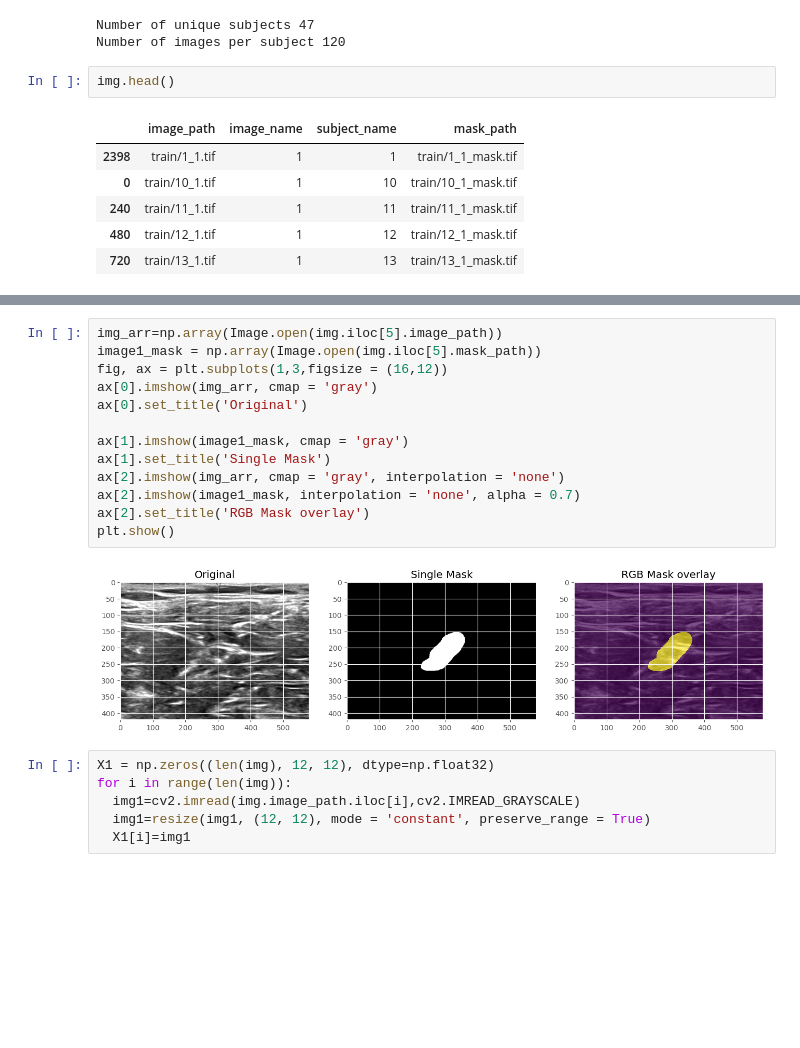
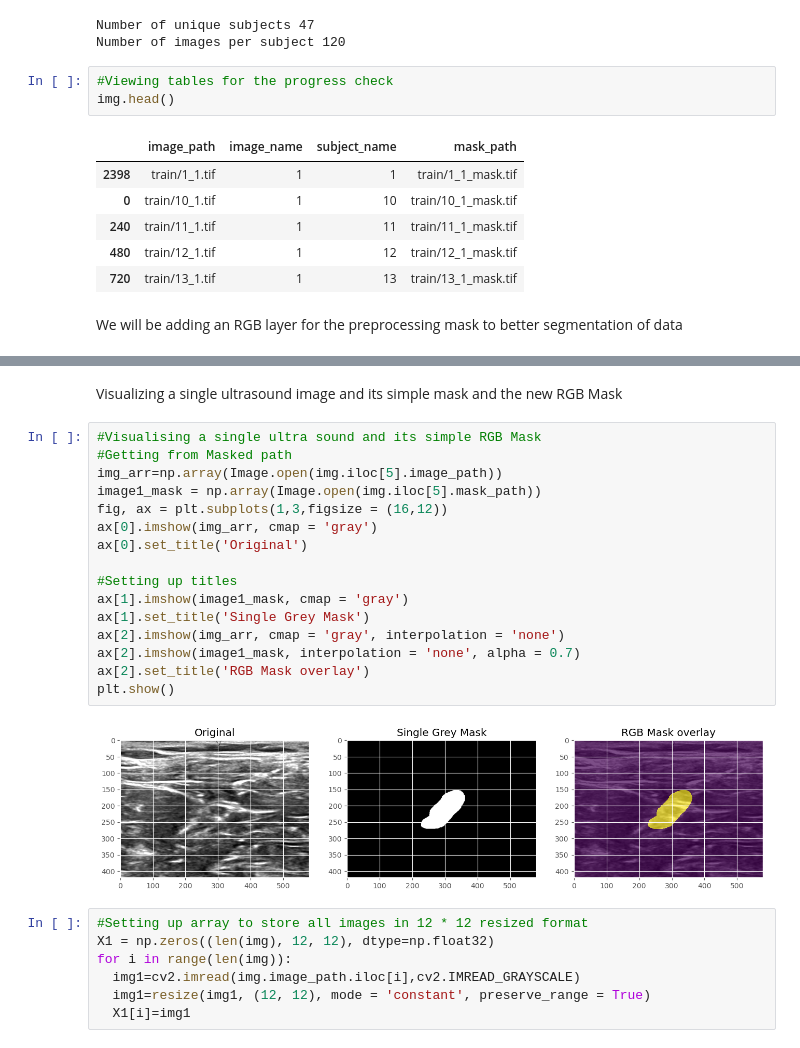
Before and after one commit to anujayaranathunge/Project-NerveSeg-US, a Jupyter notebook: Back-End/SDGP Core Component.ipynb, the cells around one changed output, grey strips where cells are left out. Drawn from its saved outputs; the diff is of its cells as text; blank space fills up the shorter version.

```diff
--- a/Back-End/SDGP Core Component.ipynb
+++ b/Back-End/SDGP Core Component.ipynb
@@ -89,6 +113,7 @@ print('Number of images per subject',len(img.image_name.value_counts()))
 Number of unique subjects 47
 Number of images per subject 120
 # %%
+#Viewing tables for the progress check
 img.head()
 # %% [output]
 |  | image_path | image_name | subject_name | mask_path |
@@ -97,24 +122,32 @@ img.head()
 | 240 | train/11_1.tif | 1 | 11 | train/11_1_mask.tif |
 | 480 | train/12_1.tif | 1 | 12 | train/12_1_mask.tif |
 | 720 | train/13_1.tif | 1 | 13 | train/13_1_mask.tif |
+# %% [markdown]
+We will be adding an RGB layer for the preprocessing mask to better segmentation of data
 # %% [markdown]
 ![download.png](attachment:download.png)
+# %% [markdown]
+Visualizing a single ultrasound image and its simple mask and the new RGB Mask
 # %%
+#Visualising a single ultra sound and its simple RGB Mask
+#Getting from Masked path
 img_arr=np.array(Image.open(img.iloc[5].image_path))
 image1_mask = np.array(Image.open(img.iloc[5].mask_path))
 fig, ax = plt.subplots(1,3,figsize = (16,12))
 ax[0].imshow(img_arr, cmap = 'gray')
 ax[0].set_title('Original')
 
+#Setting up titles
 ax[1].imshow(image1_mask, cmap = 'gray')
-ax[1].set_title('Single Mask')
+ax[1].set_title('Single Grey Mask')
 ax[2].imshow(img_arr, cmap = 'gray', interpolation = 'none')
 ax[2].imshow(image1_mask, interpolation = 'none', alpha = 0.7)
 ax[2].set_title('RGB Mask overlay')
 plt.show()
 # %% [output]
-[figure, old version]
+[figure, new version]
 # %%
+#Setting up array to store all images in 12 * 12 resized format
 X1 = np.zeros((len(img), 12, 12), dtype=np.float32)
 for i in range(len(img)):
   img1=cv2.imread(img.image_path.iloc[i],cv2.IMREAD_GRAYSCALE)
```
Also changed, not shown: parts of 24 cells of this notebook, 2 other files.
